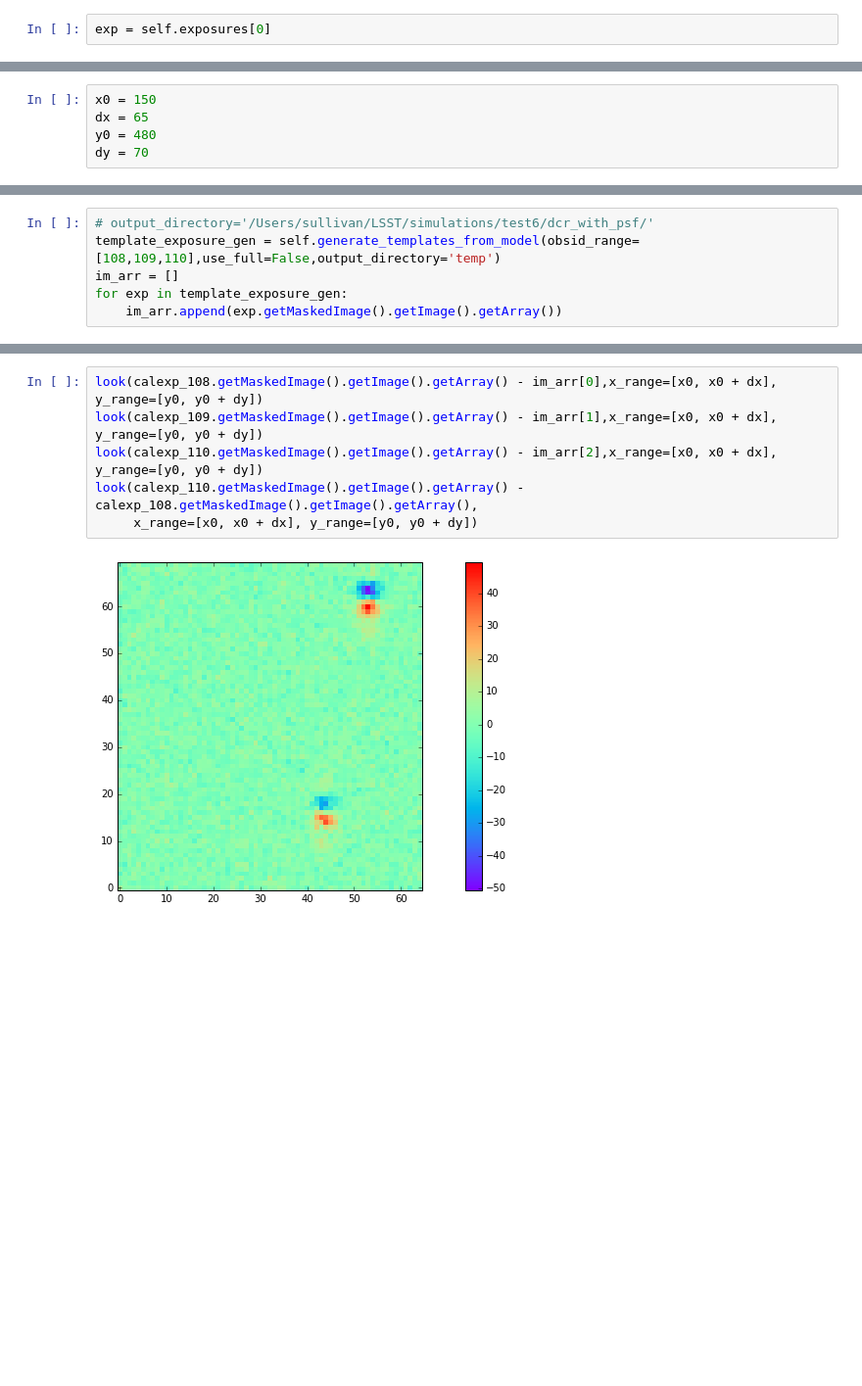
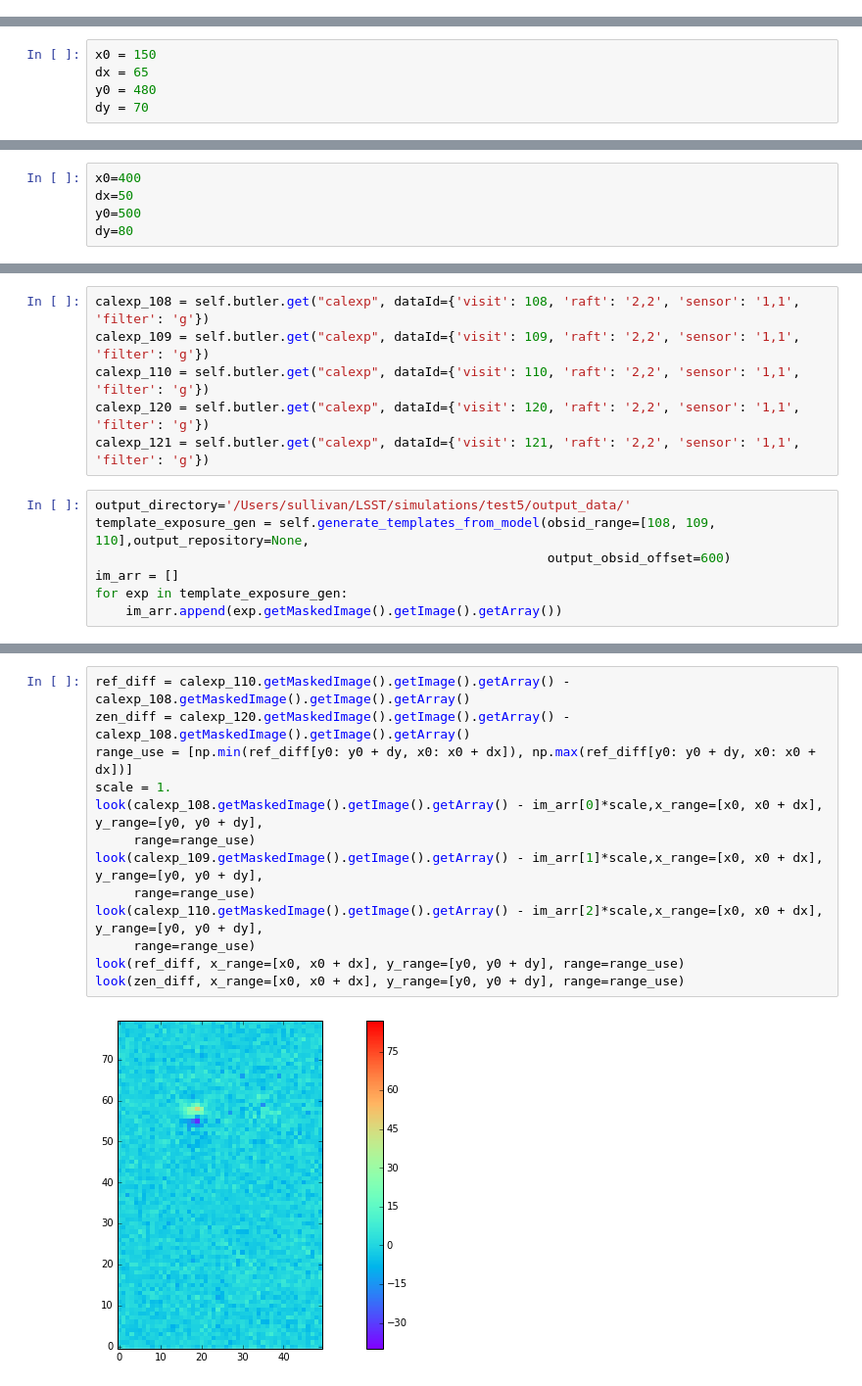
Before and after one commit to lsst-dm/experimental_DCR, a Jupyter notebook: DCR_template-debug-gband.ipynb, the cells around one changed output, grey strips where cells are left out. Shown at 98% size. Cells and saved outputs as stored; diff of their text form; blank space fills up the shorter version.

```diff
--- a/DCR_template-debug-gband.ipynb
+++ b/DCR_template-debug-gband.ipynb
@@ -53,2 +59,0 @@ self.calc_psf_model()
-# %%
-exp = self.exposures[0]
@@ -122,0 +75,5 @@ DIFF
+# %%
+x0=400
+dx=50
+y0=500
+dy=80
@@ -123,6 +157,13 @@ DIFF
+# %%
+calexp_108 = self.butler.get("calexp", dataId={'visit': 108, 'raft': '2,2', 'sensor': '1,1', 'filter': 'g'})
+calexp_109 = self.butler.get("calexp", dataId={'visit': 109, 'raft': '2,2', 'sensor': '1,1', 'filter': 'g'})
+calexp_110 = self.butler.get("calexp", dataId={'visit': 110, 'raft': '2,2', 'sensor': '1,1', 'filter': 'g'})
+calexp_120 = self.butler.get("calexp", dataId={'visit': 120, 'raft': '2,2', 'sensor': '1,1', 'filter': 'g'})
+calexp_121 = self.butler.get("calexp", dataId={'visit': 121, 'raft': '2,2', 'sensor': '1,1', 'filter': 'g'})
 # %%
-# output_directory='/Users/sullivan/LSST/simulations/test6/dcr_with_psf/'
-template_exposure_gen = self.generate_templates_from_model(obsid_range=[108,109,110],use_full=False,output_directory='temp')
+output_directory='/Users/sullivan/LSST/simulations/test5/output_data/'
+template_exposure_gen = self.generate_templates_from_model(obsid_range=[108, 109, 110],output_repository=None,
+                                                           output_obsid_offset=600)
 im_arr = []
 for exp in template_exposure_gen:
     im_arr.append(exp.getMaskedImage().getImage().getArray())
@@ -133,8 +176,15 @@ calexp_110 = self.butler.get("calexp", dataId={'visit': 110, 'raft': '2,2', 'sen
 # %%
-look(calexp_108.getMaskedImage().getImage().getArray() - im_arr[0],x_range=[x0, x0 + dx], y_range=[y0, y0 + dy])
-look(calexp_109.getMaskedImage().getImage().getArray() - im_arr[1],x_range=[x0, x0 + dx], y_range=[y0, y0 + dy])
-look(calexp_110.getMaskedImage().getImage().getArray() - im_arr[2],x_range=[x0, x0 + dx], y_range=[y0, y0 + dy])
-look(calexp_110.getMaskedImage().getImage().getArray() - calexp_108.getMaskedImage().getImage().getArray(),
-     x_range=[x0, x0 + dx], y_range=[y0, y0 + dy])
+ref_diff = calexp_110.getMaskedImage().getImage().getArray() - calexp_108.getMaskedImage().getImage().getArray()
+zen_diff = calexp_120.getMaskedImage().getImage().getArray() - calexp_108.getMaskedImage().getImage().getArray()
+range_use = [np.min(ref_diff[y0: y0 + dy, x0: x0 + dx]), np.max(ref_diff[y0: y0 + dy, x0: x0 + dx])]
+scale = 1.
+look(calexp_108.getMaskedImage().getImage().getArray() - im_arr[0]*scale,x_range=[x0, x0 + dx], y_range=[y0, y0 + dy],
+     range=range_use)
+look(calexp_109.getMaskedImage().getImage().getArray() - im_arr[1]*scale,x_range=[x0, x0 + dx], y_range=[y0, y0 + dy],
+     range=range_use)
+look(calexp_110.getMaskedImage().getImage().getArray() - im_arr[2]*scale,x_range=[x0, x0 + dx], y_range=[y0, y0 + dy],
+     range=range_use)
+look(ref_diff, x_range=[x0, x0 + dx], y_range=[y0, y0 + dy], range=range_use)
+look(zen_diff, x_range=[x0, x0 + dx], y_range=[y0, y0 + dy], range=range_use)
 # %% [output]
-[figure, old version]
+[figure, new version]
```
Also changed, not shown: parts of 24 cells of this notebook.
